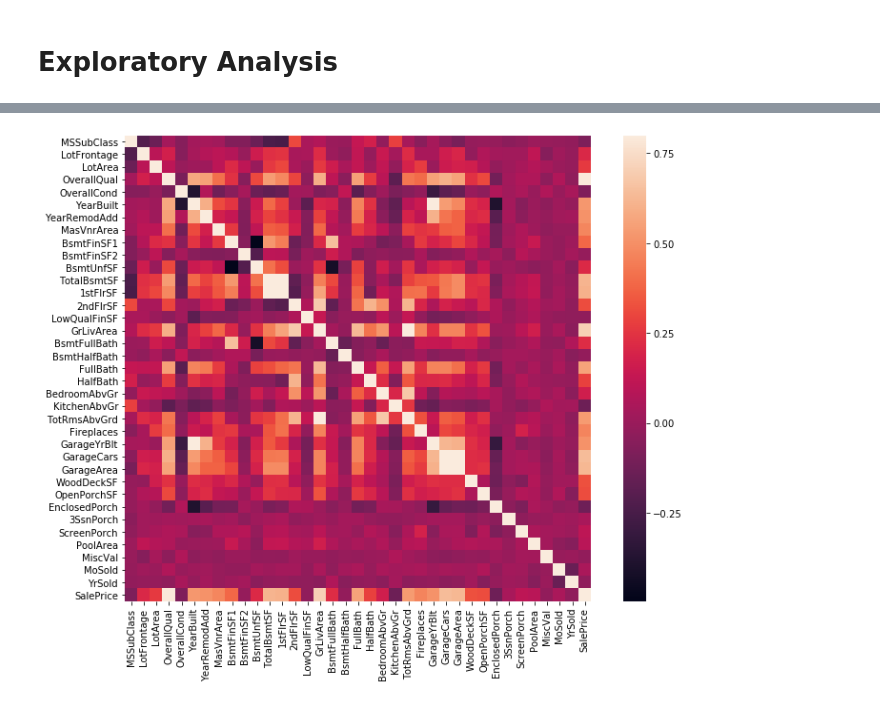
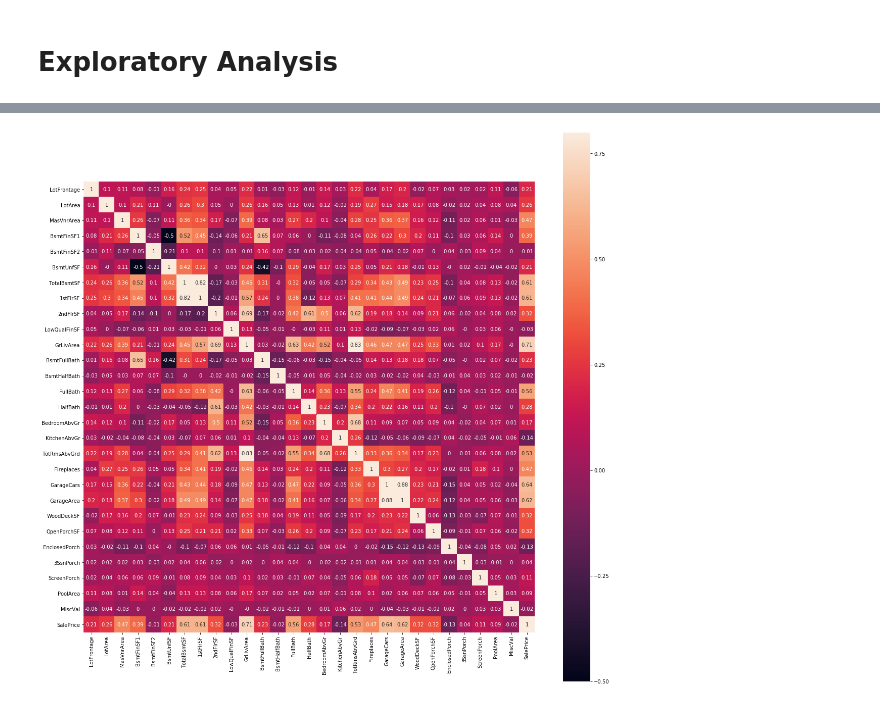
Before and after one commit to MarcoAntonioMontez/HousePrices, a Jupyter notebook: Pre-Processing2.ipynb, the cells around one changed output, grey strips where cells are left out. Drawn from its saved outputs; the diff is of its cells as text; code cells hidden in the pictures.

Commit message:
Added correlation Function and Rmsle

```diff
--- a/Pre-Processing2.ipynb
+++ b/Pre-Processing2.ipynb
@@ -104,0 +109,21 @@ Number of Missing values
+# %%
+pd.set_option('display.max_rows', 100)
+from sklearn.preprocessing import LabelEncoder
+
+pre_data['OverallQual'] = pre_data['GarageYrBlt'].astype(str)
+pre_data['MSSubClass'] = pre_data['MSSubClass'].apply(str)
+pre_data['OverallCond'] = pre_data['OverallCond'].astype(str)
+pre_data['YrSold'] = pre_data['YrSold'].astype(str)
+pre_data['MoSold'] = pre_data['MoSold'].astype(str)
+pre_data['YearBuilt'] = pre_data['YearBuilt'].astype(str)
+pre_data['YearRemodAdd'] = pre_data['YearRemodAdd'].astype(str)
+pre_data['YearBuilt'] = pre_data['YearBuilt'].astype(str)
+pre_data['YearRemodAdd'] = pre_data['YearRemodAdd'].astype(str)
+pre_data['GarageYrBlt'] = pre_data['GarageYrBlt'].astype(str)
+
+#Label encoding all categorical features
+categorical_cols = pre_data.dtypes[pre_data.dtypes==object].index.to_list()
+for c in categorical_cols:
+    lbl = LabelEncoder()
+    lbl.fit(list(pre_data[c].values))
+    pre_data[c] = lbl.transform(list(pre_data[c].values))
@@ -107,6 +159,7 @@ Number of Missing values
 # %%
-corr_mat = pre_data.corr()
-f, ax = plt.subplots(figsize=(12, 9))
-sns.heatmap(corr_mat, vmax=.8, square=True);
+#Correlation matrix of numerical Values
+corr_mat = pre_data.drop(categorical_cols,axis=1).corr().round(2)
+f, ax = plt.subplots(figsize=(20, 20))
+sns.heatmap(corr_mat, vmax=.8, square=True,annot=True);
 # %% [output]
-[figure, old version]
+[figure, new version]
```
Also changed, not shown: parts of 11 cells of this notebook, 2 other files.
